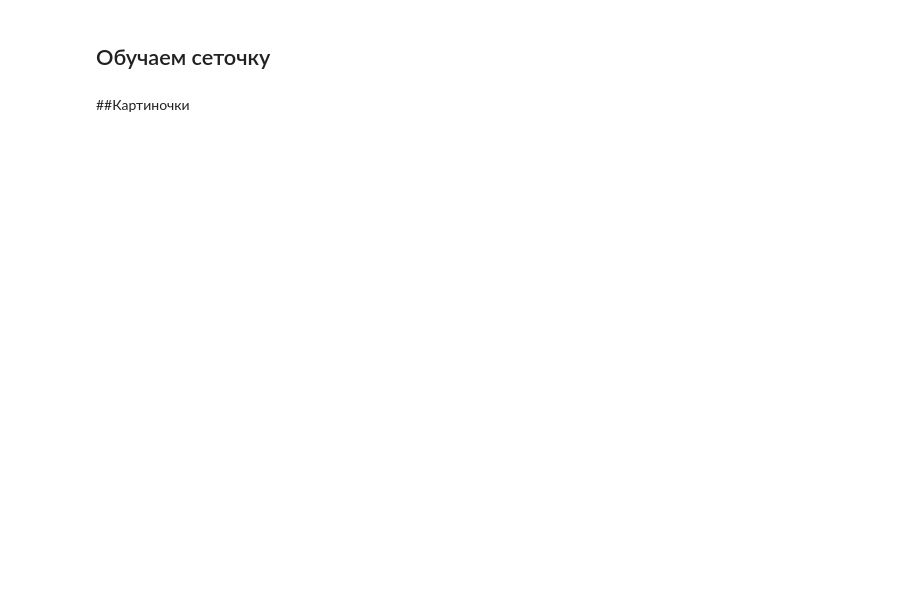
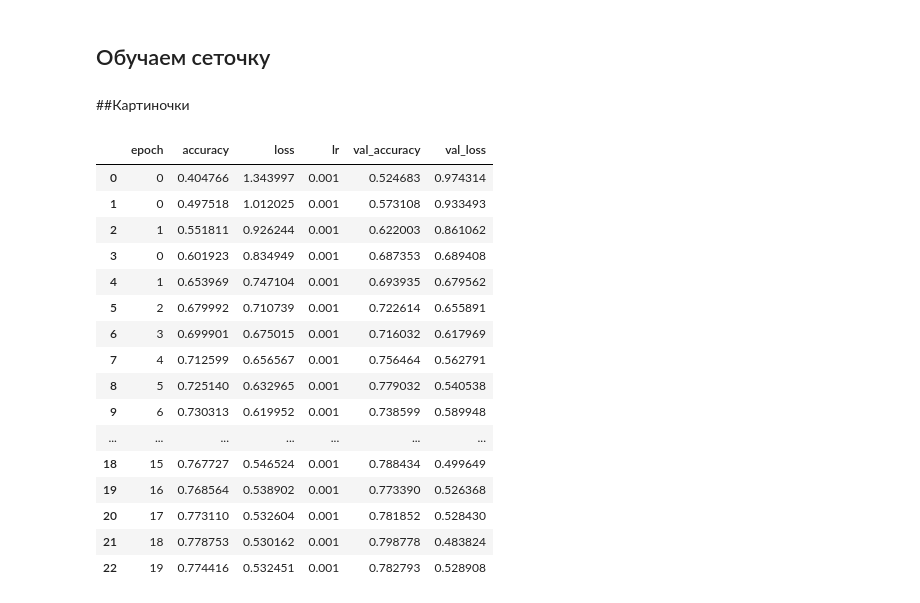
Before and after one commit to alexandrpon/Emotion-Recognition-Bot, a Jupyter notebook: notebooks/train.ipynb, the cells around one changed output. Saved outputs shown, nothing was run; the diff lists cells and outputs as text; code cells hidden in the pictures; blank space fills up the shorter version.

```diff
--- a/notebooks/train.ipynb
+++ b/notebooks/train.ipynb
@@ -340,6 +326,27 @@ history = model.fit(
 model.save(model_name)
 # %% [markdown]
 ##Картиночки
+# %%
+out = pd.read_csv('/content/drive/MyDrive/zxc/history.csv', sep=',')
+out
+# %% [output]
+|  | epoch | accuracy | loss | lr | val_accuracy | val_loss |
+| 0 | 0 | 0.404766 | 1.343997 | 0.001 | 0.524683 | 0.974314 |
+| 1 | 0 | 0.497518 | 1.012025 | 0.001 | 0.573108 | 0.933493 |
+| 2 | 1 | 0.551811 | 0.926244 | 0.001 | 0.622003 | 0.861062 |
+| 3 | 0 | 0.601923 | 0.834949 | 0.001 | 0.687353 | 0.689408 |
+| 4 | 1 | 0.653969 | 0.747104 | 0.001 | 0.693935 | 0.679562 |
+| 5 | 2 | 0.679992 | 0.710739 | 0.001 | 0.722614 | 0.655891 |
+| 6 | 3 | 0.699901 | 0.675015 | 0.001 | 0.716032 | 0.617969 |
+| 7 | 4 | 0.712599 | 0.656567 | 0.001 | 0.756464 | 0.562791 |
+| 8 | 5 | 0.725140 | 0.632965 | 0.001 | 0.779032 | 0.540538 |
+| 9 | 6 | 0.730313 | 0.619952 | 0.001 | 0.738599 | 0.589948 |
+| ... | ... | ... | ... | ... | ... | ... |
+| 18 | 15 | 0.767727 | 0.546524 | 0.001 | 0.788434 | 0.499649 |
+| 19 | 16 | 0.768564 | 0.538902 | 0.001 | 0.773390 | 0.526368 |
+| 20 | 17 | 0.773110 | 0.532604 | 0.001 | 0.781852 | 0.528430 |
+| 21 | 18 | 0.778753 | 0.530162 | 0.001 | 0.798778 | 0.483824 |
+| 22 | 19 | 0.774416 | 0.532451 | 0.001 | 0.782793 | 0.528908 |
 # %%
 sns.set()
 fig = pyplot.figure(0, (12, 4))
```
Also changed, not shown: parts of 27 cells of this notebook.
